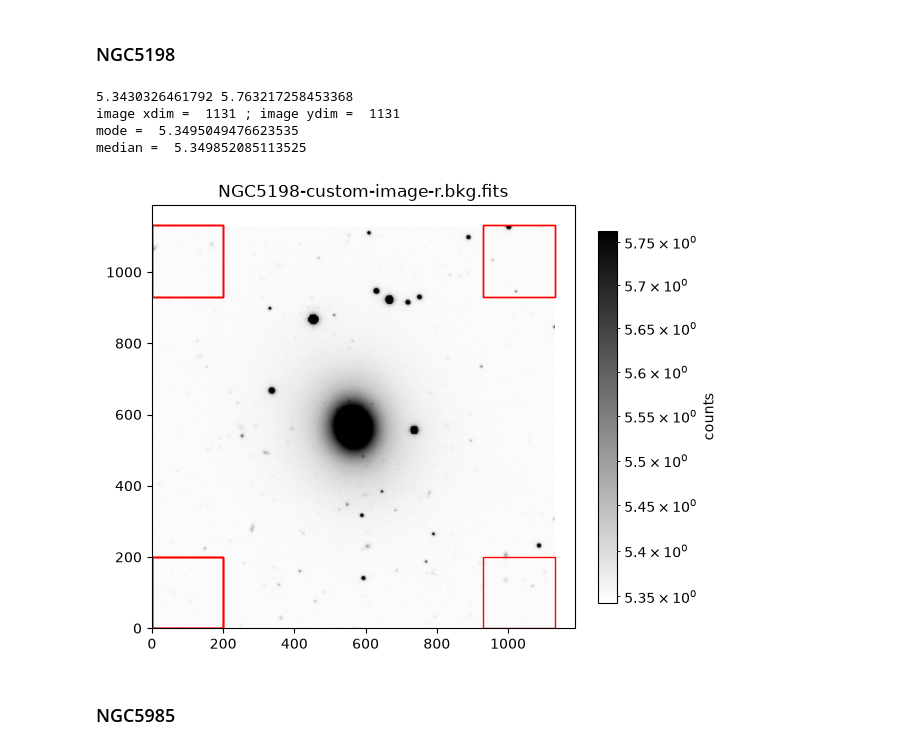
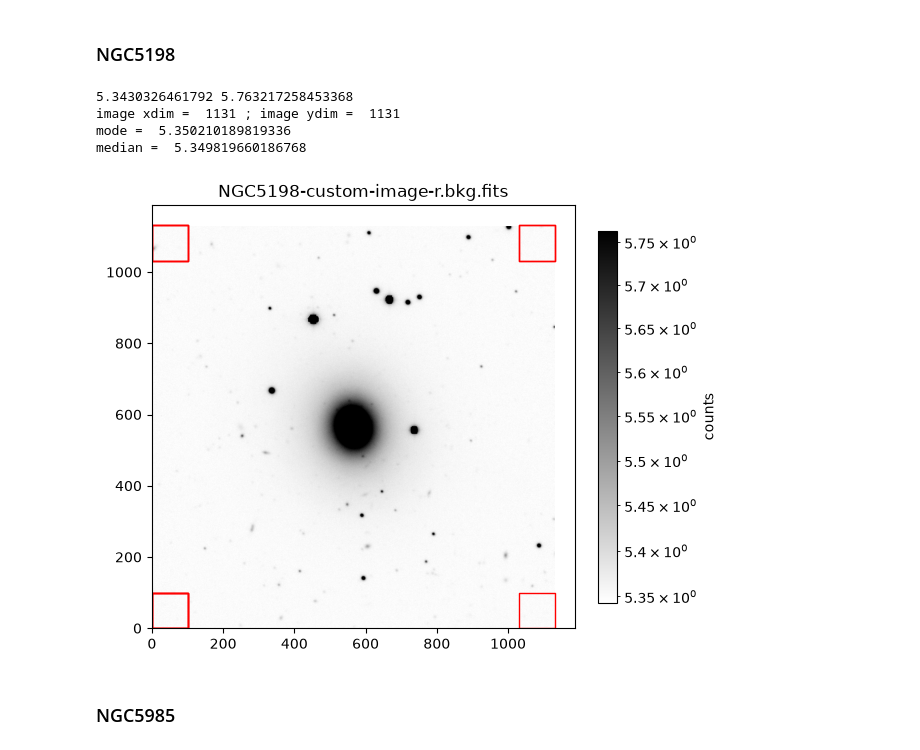
Before and after one commit to gabibolfing/SurfacePhotometry_student, a Jupyter notebook: surface_photometry_student.ipynb, the cells around one changed output. Cells and saved outputs as stored; diff of their text form; code cells hidden in the pictures.

```diff
--- a/surface_photometry_student.ipynb
+++ b/surface_photometry_student.ipynb
@@ -259,24 +259,24 @@ median =  10.20020866394043
 # %%
 #*******************
 #write your code here
 galname = 'NGC5198'
 imname[galname] = 'NGC5198-custom-image-r.bkg.fits'
 
 #read fits image
 data[galname],header[galname] = fits.getdata(imname[galname], header=True)
 
 #the size of the background squares
-bkgdim[galname]= 200
+bkgdim[galname]= 100
 
 #plot image with background regions
 bkgmode[galname],bkgmed[galname] = bkgregplot(
     data[galname], header[galname], imname[galname], bkgdim[galname], fig, ax)
 # %% [output]
 5.3430326461792 5.763217258453368
 image xdim =  1131 ; image ydim =  1131
-mode =  5.3495049476623535
-median =  5.349852085113525
+mode =  5.350210189819336
+median =  5.349819660186768
-[figure, old version]
+[figure, new version]
 # %% [markdown]
 ### NGC5985
 # %%
```
Also changed, not shown: parts of 11 cells of this notebook.
